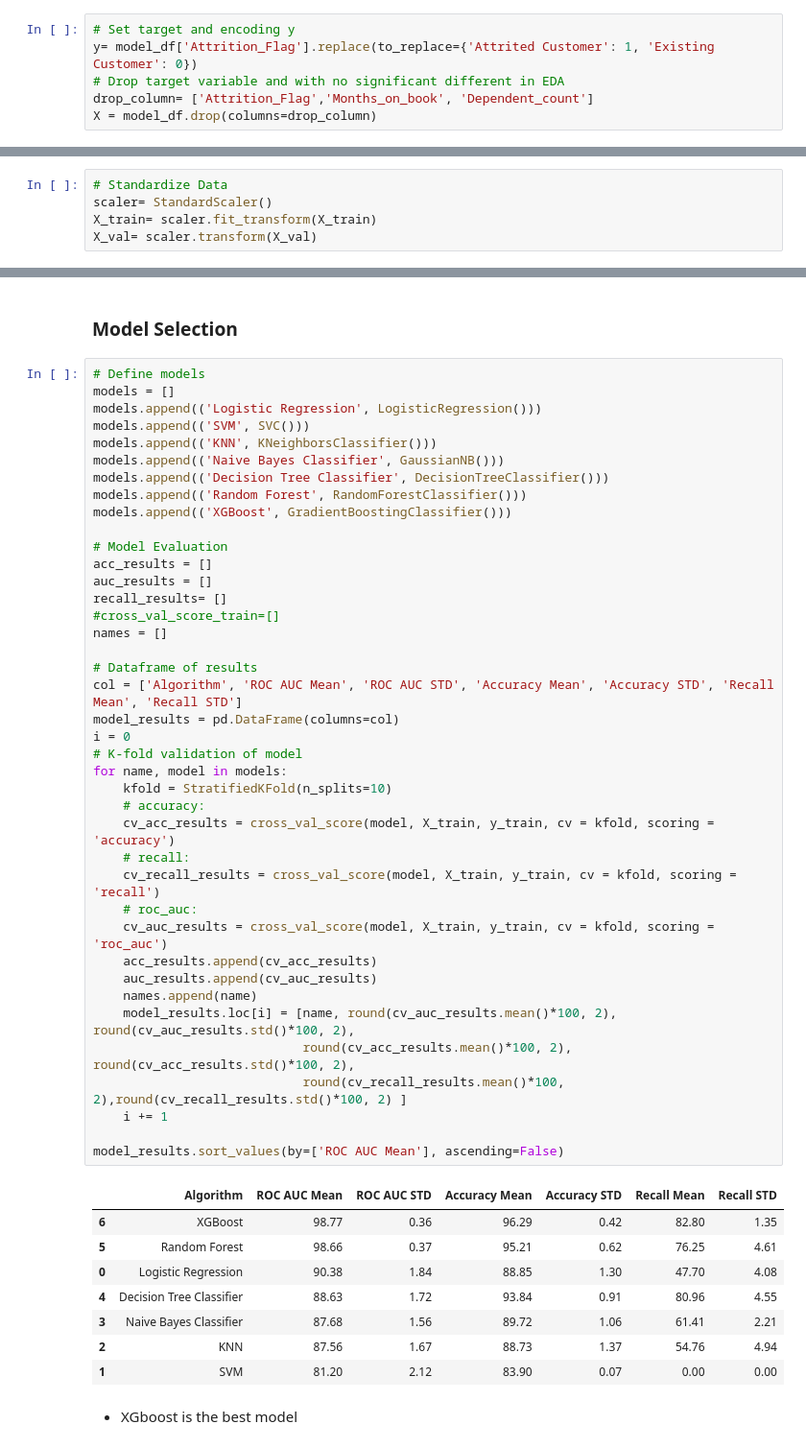
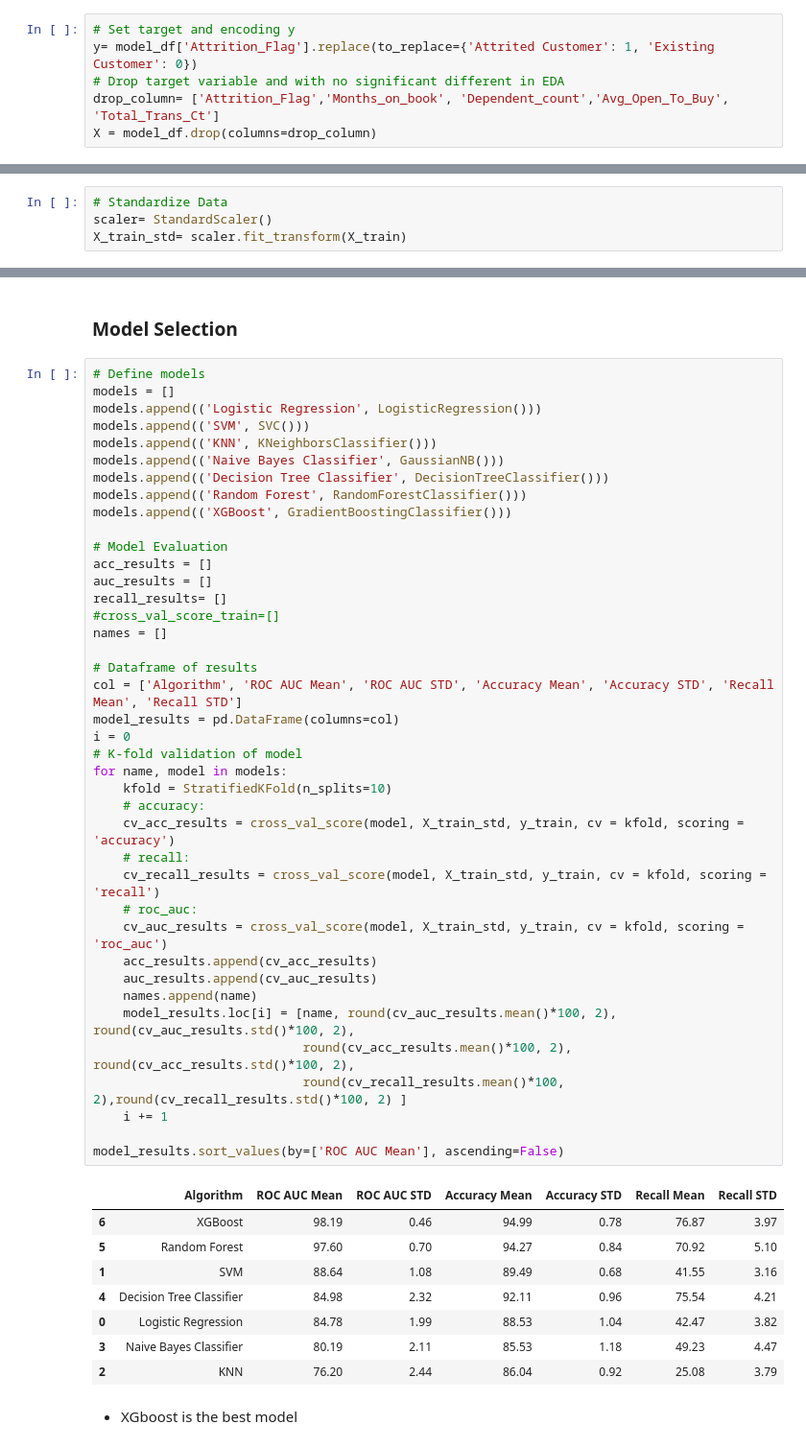
Before and after one commit to tina96pham/LHL_FinalProject, a Jupyter notebook: Notebooks/2_Modeling.ipynb, the cells around one changed output, grey strips where cells are left out. Shown at 96% size. Drawn from its saved outputs; the diff is of its cells as text.

```diff
--- a/Notebooks/2_Modeling.ipynb
+++ b/Notebooks/2_Modeling.ipynb
@@ -134,7 +140,7 @@ Number of data for modeling: 10115
 # Set target and encoding y
 y= model_df['Attrition_Flag'].replace(to_replace={'Attrited Customer': 1, 'Existing Customer': 0})
 # Drop target variable and with no significant different in EDA
-drop_column= ['Attrition_Flag','Months_on_book', 'Dependent_count']
+drop_column= ['Attrition_Flag','Months_on_book', 'Dependent_count','Avg_Open_To_Buy', 'Total_Trans_Ct']
 X = model_df.drop(columns=drop_column)
 # %%
 # set dummy variables to categorical data
@@ -194,5 +220,4 @@ Name: Attrition_Flag, dtype: float64
 # %%
 # Standardize Data
 scaler= StandardScaler()
-X_train= scaler.fit_transform(X_train)
-X_val= scaler.transform(X_val)
+X_train_std= scaler.fit_transform(X_train)
@@ -210,43 +238,43 @@ models.append(('Random Forest', RandomForestClassifier()))
 models.append(('XGBoost', GradientBoostingClassifier()))
 
 # Model Evaluation
 acc_results = []
 auc_results = []
 recall_results= []
 #cross_val_score_train=[]
 names = []
 
 # Dataframe of results
 col = ['Algorithm', 'ROC AUC Mean', 'ROC AUC STD', 'Accuracy Mean', 'Accuracy STD', 'Recall Mean', 'Recall STD']
 model_results = pd.DataFrame(columns=col)
 i = 0
 # K-fold validation of model
 for name, model in models:
     kfold = StratifiedKFold(n_splits=10)
     # accuracy:
-    cv_acc_results = cross_val_score(model, X_train, y_train, cv = kfold, scoring = 'accuracy')
+    cv_acc_results = cross_val_score(model, X_train_std, y_train, cv = kfold, scoring = 'accuracy')
     # recall:
-    cv_recall_results = cross_val_score(model, X_train, y_train, cv = kfold, scoring = 'recall')
+    cv_recall_results = cross_val_score(model, X_train_std, y_train, cv = kfold, scoring = 'recall')
     # roc_auc:
-    cv_auc_results = cross_val_score(model, X_train, y_train, cv = kfold, scoring = 'roc_auc')
+    cv_auc_results = cross_val_score(model, X_train_std, y_train, cv = kfold, scoring = 'roc_auc')
     acc_results.append(cv_acc_results)
     auc_results.append(cv_auc_results)
     names.append(name)
     model_results.loc[i] = [name, round(cv_auc_results.mean()*100, 2), round(cv_auc_results.std()*100, 2),
                             round(cv_acc_results.mean()*100, 2), round(cv_acc_results.std()*100, 2),
                             round(cv_recall_results.mean()*100, 2),round(cv_recall_results.std()*100, 2) ]
     i += 1
 
 model_results.sort_values(by=['ROC AUC Mean'], ascending=False)
 # %% [output]
 |  | Algorithm | ROC AUC Mean | ROC AUC STD | Accuracy Mean | Accuracy STD | Recall Mean | Recall STD |
-| 6 | XGBoost | 98.77 | 0.36 | 96.29 | 0.42 | 82.80 | 1.35 |
-| 5 | Random Forest | 98.66 | 0.37 | 95.21 | 0.62 | 76.25 | 4.61 |
-| 0 | Logistic Regression | 90.38 | 1.84 | 88.85 | 1.30 | 47.70 | 4.08 |
-| 4 | Decision Tree Classifier | 88.63 | 1.72 | 93.84 | 0.91 | 80.96 | 4.55 |
-| 3 | Naive Bayes Classifier | 87.68 | 1.56 | 89.72 | 1.06 | 61.41 | 2.21 |
-| 2 | KNN | 87.56 | 1.67 | 88.73 | 1.37 | 54.76 | 4.94 |
-| 1 | SVM | 81.20 | 2.12 | 83.90 | 0.07 | 0.00 | 0.00 |
+| 6 | XGBoost | 98.19 | 0.46 | 94.99 | 0.78 | 76.87 | 3.97 |
+| 5 | Random Forest | 97.60 | 0.70 | 94.27 | 0.84 | 70.92 | 5.10 |
+| 1 | SVM | 88.64 | 1.08 | 89.49 | 0.68 | 41.55 | 3.16 |
+| 4 | Decision Tree Classifier | 84.98 | 2.32 | 92.11 | 0.96 | 75.54 | 4.21 |
+| 0 | Logistic Regression | 84.78 | 1.99 | 88.53 | 1.04 | 42.47 | 3.82 |
+| 3 | Naive Bayes Classifier | 80.19 | 2.11 | 85.53 | 1.18 | 49.23 | 4.47 |
+| 2 | KNN | 76.20 | 2.44 | 86.04 | 0.92 | 25.08 | 3.79 |
 # %% [markdown]
 - XGboost is the best model
 # %% [markdown]
```
Also changed, not shown: parts of 42 cells of this notebook, 13 other files.
